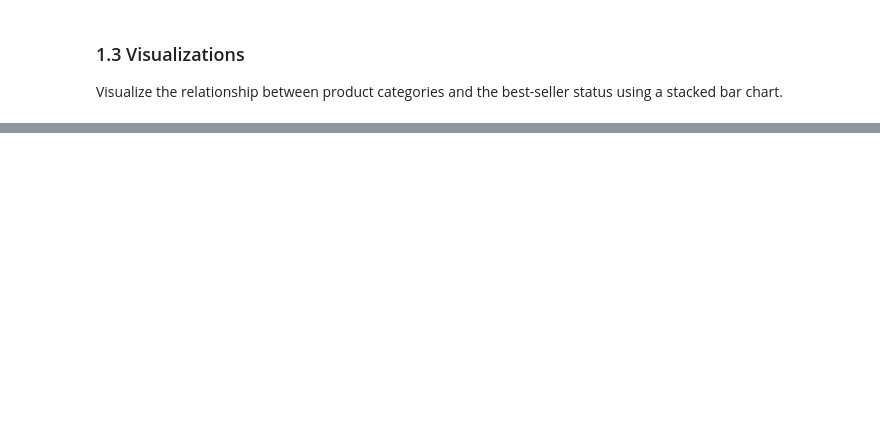
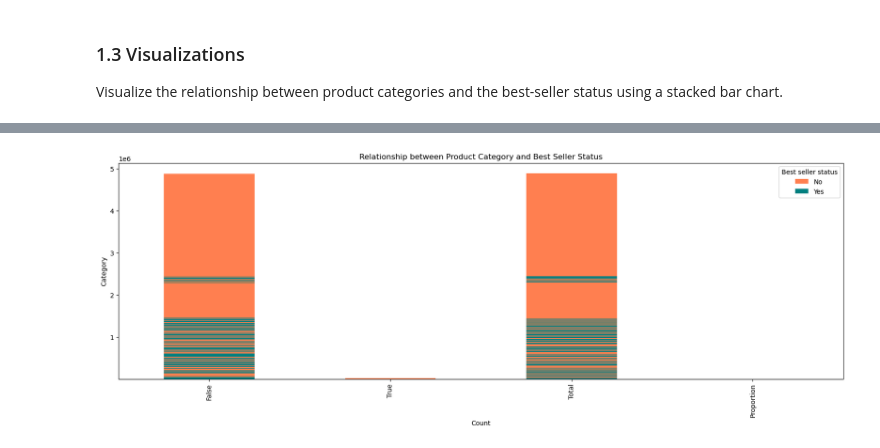
Before and after one commit to bruhu/lab-eda-bivariate, a Jupyter notebook: lab-eda-bivariate.ipynb, the cells around one changed output, grey strips where cells are left out. Cells and saved outputs as stored; diff of their text form; code cells hidden in the pictures; blank space fills up the shorter version.

```diff
--- a/lab-eda-bivariate.ipynb
+++ b/lab-eda-bivariate.ipynb
@@ -112,0 +109,14 @@ Visualize the relationship between product categories and the best-seller status
+# %%
+# Transpose the contingency table to swap the axes
+ax = contingency_table.T.plot(kind='bar', stacked=True, figsize=(20, 6), color=['coral', 'teal'])
+
+# Update the title and labels
+ax.set_title('Relationship between Product Category and Best Seller Status')
+ax.set_xlabel('Count')
+ax.set_ylabel('Category')
+ax.legend(title='Best seller status', labels=['No', 'Yes'])
+
+# Show the plot
+plt.show()
+# %% [output]
+[figure, added]
```
Also changed, not shown: parts of 6 cells of this notebook.
